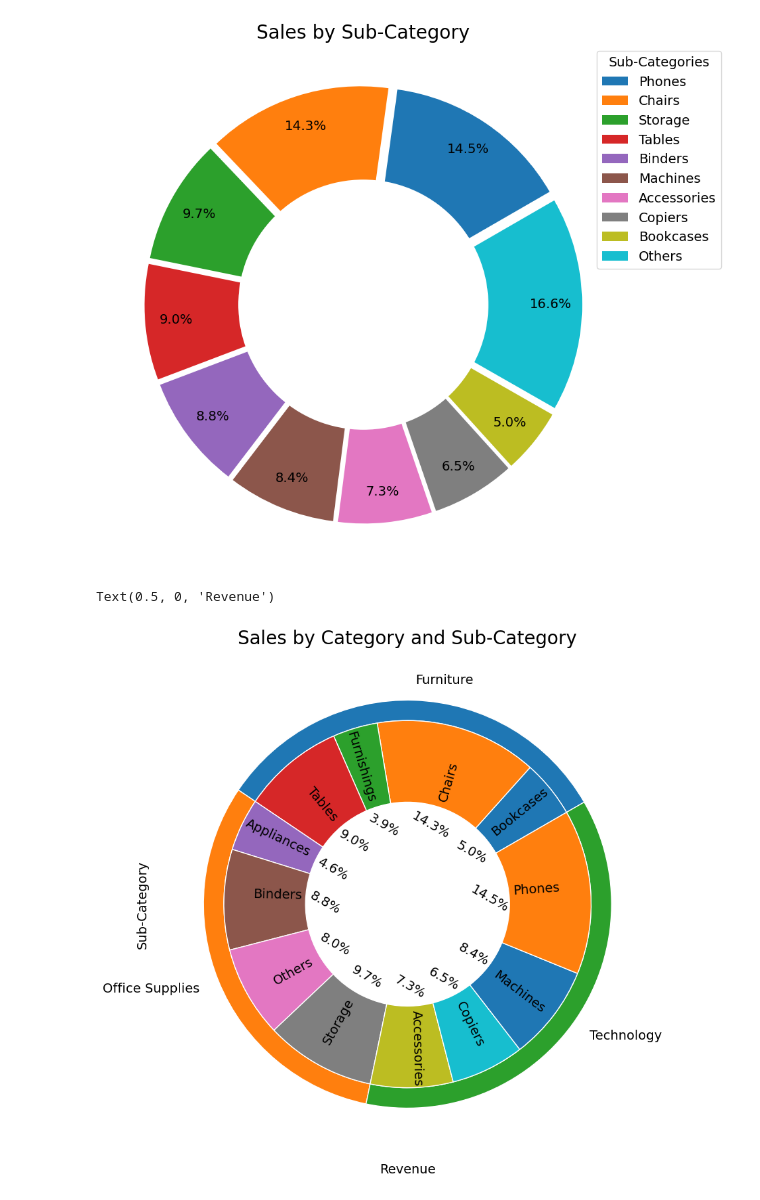
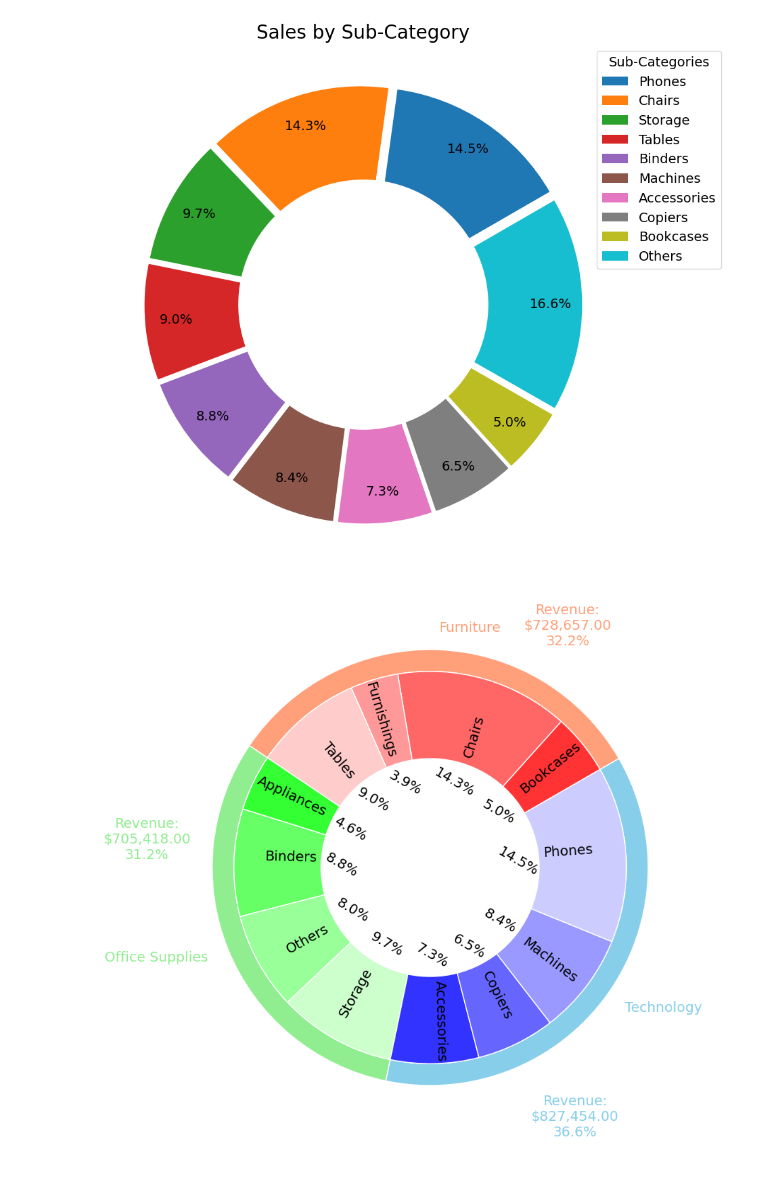
Before and after one commit to MrIsCM/DataProjects, a Jupyter notebook: P1_Sales_DA/main.ipynb, the cells around one changed output. Saved outputs shown, nothing was run; the diff lists cells and outputs as text; code cells hidden in the pictures.

Commit message:
Cat-SubCat pie chart completed.

```diff
--- a/P1_Sales_DA/main.ipynb
+++ b/P1_Sales_DA/main.ipynb
@@ -328,27 +328,62 @@ top_cat = top_cat_subcat.groupby(['Category'])['Sales'].sum().reset_index()
 # %%
 plt.figure(figsize=(12, 10))
 
-plt.title("Sales by Category and Sub-Category", fontsize=20)
+# plt.title("Sales by Category and Sub-Category", fontsize=20)
 
+# Color palettes
+outer_palette = ['coral', 'lightgreen', '#C4A484']
+outer_palette2 = ['lightsalmon', 'lightgreen', 'skyblue']
+inner_palette = sns.color_palette("tab20b")
+
+palette_1 = [
+	'#1f77b4', '#5da5da', '#6baed6', '#9ecae1',
+	'#2ca02c', '#8c564b', '#98df8a', '#c7e9c0',
+	'#9467bd', '#c5b0d5', '#dadaeb', '#d4b9da'
+	]
+
+palette_2 = [
+	'#d62728', '#ff9896', '#e41a1c', '#fb6a4a',
+	'#ff7f0e', '#ffbb78', '#fdd0a2', '#fee6ce',
+	'#8c564b', '#c49c94', '#d9bba7', '#fddbc7'
+	]
+
+# Red and lighter shades of red
+red_shades = ["#FF0000", "#FF3333", "#FF6666", "#FF9999", "#FFCCCC"]
+
+# Green and lighter shades of green
+green_shades = ["#00FF00", "#33FF33", "#66FF66", "#99FF99", "#CCFFCC"]
+
+# Blue and lighter shades of blue
+blue_shades = ["#0000FF", "#3333FF", "#6666FF", "#9999FF", "#CCCCFF"]
+
+palette_3 = red_shades[1:] + green_shades[1:] + blue_shades[1:]
+outer_palette = [palette[0] for palette in (red_shades, green_shades, blue_shades)]
+
+# Some parameters
 starting_angle = 30
 
-outer_palette = sns.color_palette("tab10")
-inner_palette = sns.color_palette("tab20b")
 out_width = 0.1
 inn_width = 0.4
 
-outter_pie = plt.pie(top_cat['Sales'], startangle=starting_angle, colors=outer_palette, radius=1, labels=top_cat['Category'], autopct=None, wedgeprops=dict(width=out_width, edgecolor='w'))
 
-inner_pie = plt.pie(top_cat_subcat['Sales'], startangle=starting_angle, colors=outer_palette, radius=1-out_width, labels=top_cat_subcat['Sub-Category'], autopct='%1.1f%%', pctdistance=1-1.1*(out_width+inn_width), wedgeprops=dict(width=inn_width, edgecolor='w'), labeldistance=1-0.85*(out_width+inn_width), rotatelabels=True)
+# Pie charts
+outter_pie = plt.pie(top_cat['Sales'], startangle=starting_angle, colors=outer_palette2, radius=1, labels=top_cat['Category'], autopct=None, wedgeprops=dict(width=out_width, edgecolor='w'))
+
+inner_pie = plt.pie(top_cat_subcat['Sales'], startangle=starting_angle, colors=palette_3, radius=1-out_width, labels=top_cat_subcat['Sub-Category'], autopct='%1.1f%%', pctdistance=1-1.1*(out_width+inn_width), wedgeprops=dict(width=inn_width, edgecolor='w'), labeldistance=1-0.85*(out_width+inn_width), rotatelabels=True)
 
 
+# Text manipulation and addition
+total_revenue = top_cat['Sales'].sum()
+r  = 1.2
+for index, sales in top_cat['Sales'].items():
+	x = (r+index/10)*np.cos((index/3)*2*np.pi + 45)
+	y = (r+index/10)*np.sin((index/3)*2*np.pi + 45)
+	plt.text(x, y, f"Revenue:\n${sales:,.2f}\n{sales/total_revenue:.1%}", fontsize=14, color=outer_palette2[index], ha='center')
+
+for i, text in enumerate(outter_pie[1]):
+	text.set_color(outer_palette2[i])
 
 for text in inner_pie[2]:
 	text.set_rotation(-30)
-
-
-plt.ylabel('Sub-Category')
-plt.xlabel('Revenue')
 # %% [output]
-Text(0.5, 0, 'Revenue')
-[figure, old version]
+[figure, new version]
```
